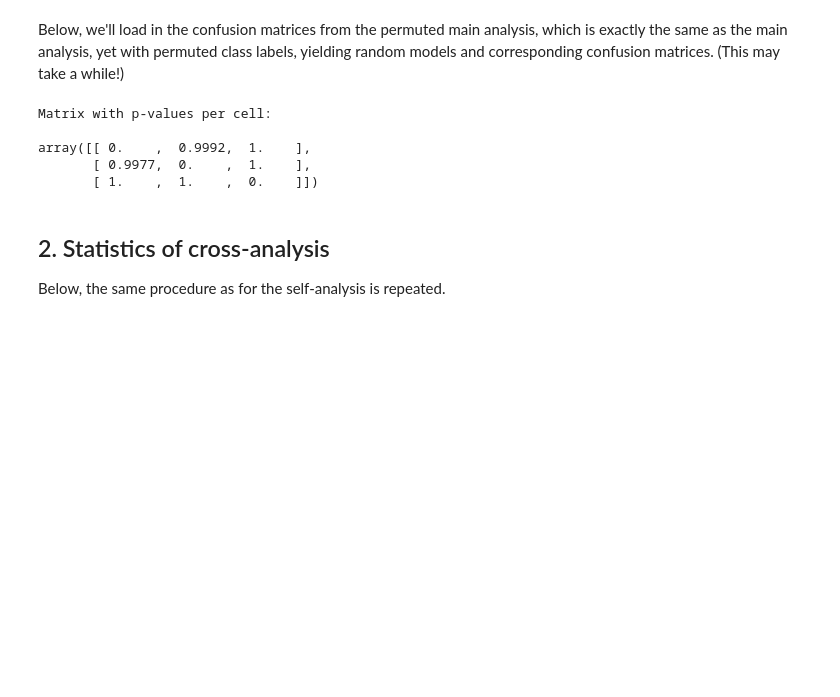
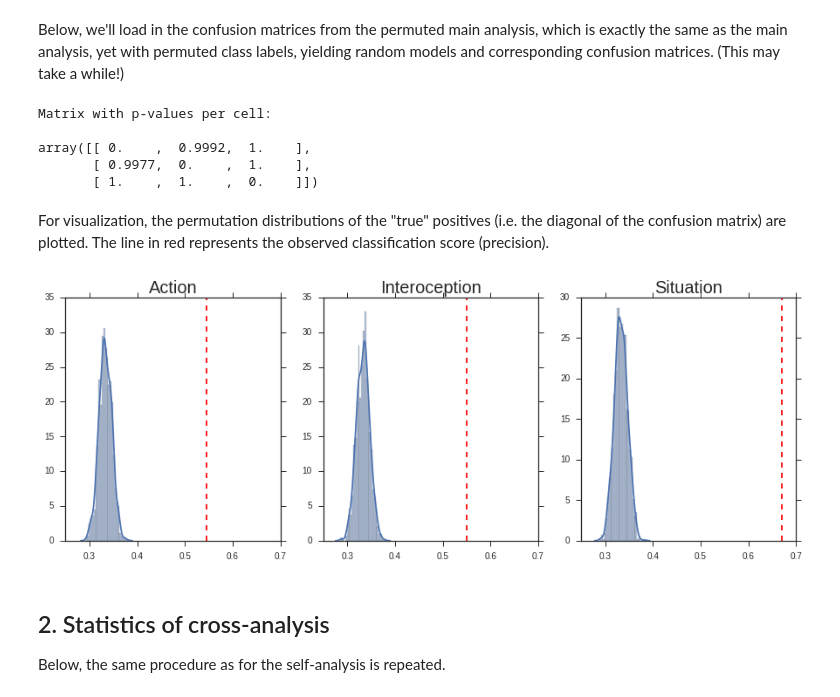
Before and after one commit to lukassnoek/DecodingEmotions, a Jupyter notebook: ANALYSES/statistics/statistics_main_analysis.ipynb, the cells around one changed output. Saved outputs shown, nothing was run; the diff lists cells and outputs as text; code cells hidden in the pictures; blank space fills up the shorter version.

```diff
--- a/ANALYSES/statistics/statistics_main_analysis.ipynb
+++ b/ANALYSES/statistics/statistics_main_analysis.ipynb
@@ -119,6 +119,17 @@ Matrix with p-values per cell:
 array([[ 0.    ,  0.9992,  1.    ],
        [ 0.9977,  0.    ,  1.    ],
        [ 1.    ,  1.    ,  0.    ]])
+# %% [markdown]
+For visualization, the permutation distributions of the "true" positives (i.e. the diagonal of the confusion matrix) are plotted. The line in red represents the observed classification score (precision).
+# %%
+fig, ax = plt.subplots(1, 3, sharex=True, figsize=(15, 5))
+
+for i in range(3):
+    sns.distplot(s_av_perm_mats[:, i, i], ax=ax[i])
+    ax[i].axvline(s_confmat.mean(axis=0)[i, i], color='r', linestyle='--')
+    ax[i].set_title(labels[i], fontsize=20)
+# %% [output]
+[figure, added]
 # %% [markdown]
 ## 2. Statistics of cross-analysis
 Below, the same procedure as for the self-analysis is repeated.
```
Also changed, not shown: parts of 11 cells of this notebook, 1 other file.
